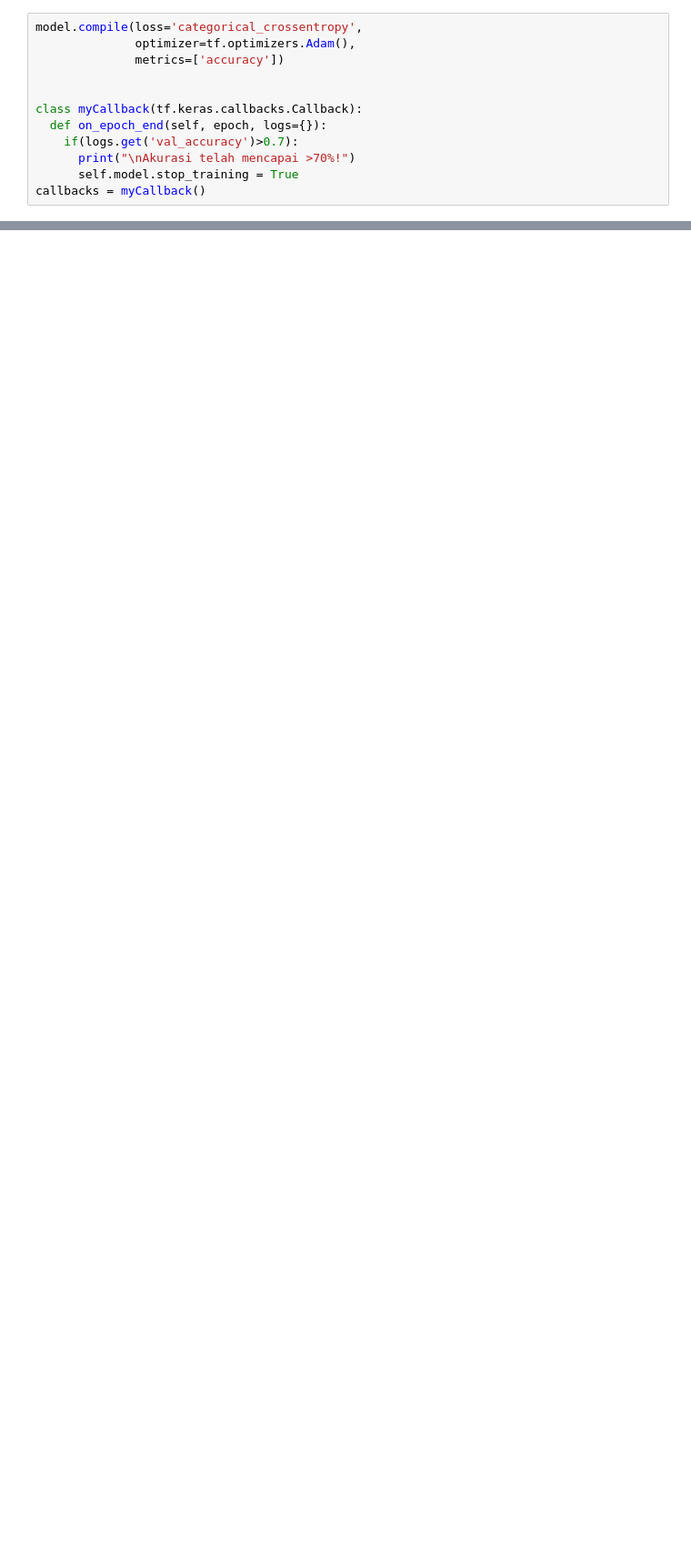
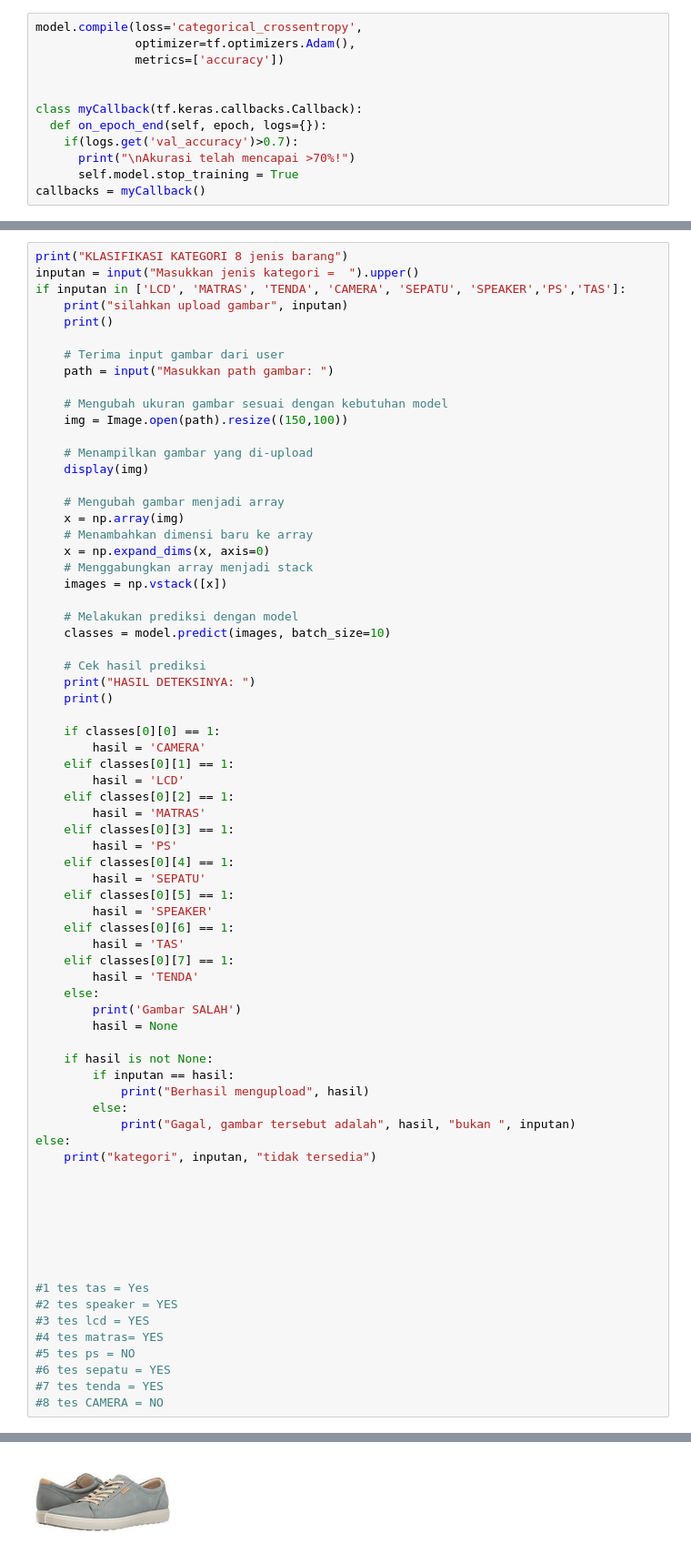
Before and after one commit to BangkitCapstone2023/BarKit-ML, a Jupyter notebook: Fitur1_Awang.ipynb, the cells around one changed output, grey strips where cells are left out. Shown: that part at 91% size. Cells and saved outputs as stored; diff of their text form; blank space fills up the shorter version.

```diff
--- a/Fitur1_Awang.ipynb
+++ b/Fitur1_Awang.ipynb
@@ -115,0 +137,73 @@ Epoch 50/50
+# %%
+print("KLASIFIKASI KATEGORI 8 jenis barang")
+inputan = input("Masukkan jenis kategori =  ").upper()
+if inputan in ['LCD', 'MATRAS', 'TENDA', 'CAMERA', 'SEPATU', 'SPEAKER','PS','TAS']:
+    print("silahkan upload gambar", inputan)
+    print()
+
+    # Terima input gambar dari user
+    path = input("Masukkan path gambar: ")
+
+    # Mengubah ukuran gambar sesuai dengan kebutuhan model
+    img = Image.open(path).resize((150,100))
+
+    # Menampilkan gambar yang di-upload
+    display(img)
+
+    # Mengubah gambar menjadi array
+    x = np.array(img)
+    # Menambahkan dimensi baru ke array
+    x = np.expand_dims(x, axis=0)
+    # Menggabungkan array menjadi stack
+    images = np.vstack([x])
+
+    # Melakukan prediksi dengan model
+    classes = model.predict(images, batch_size=10)
+
+    # Cek hasil prediksi
+    print("HASIL DETEKSINYA: ")
+    print()
+
+    if classes[0][0] == 1:
+        hasil = 'CAMERA'
+    elif classes[0][1] == 1:
+        hasil = 'LCD'
+    elif classes[0][2] == 1:
+        hasil = 'MATRAS'
+    elif classes[0][3] == 1:
+        hasil = 'PS'
+    elif classes[0][4] == 1:
+        hasil = 'SEPATU'
+    elif classes[0][5] == 1:
+        hasil = 'SPEAKER'
+    elif classes[0][6] == 1:
+        hasil = 'TAS'
+    elif classes[0][7] == 1:
+        hasil = 'TENDA'
+    else:
+        print('Gambar SALAH')
+        hasil = None
+
+    if hasil is not None:
+        if inputan == hasil:
+            print("Berhasil mengupload", hasil)
+        else:
+            print("Gagal, gambar tersebut adalah", hasil, "bukan ", inputan)
+else:
+    print("kategori", inputan, "tidak tersedia")
+
+
+
+
+
+
+
+#1 tes tas = Yes
+#2 tes speaker = YES
+#3 tes lcd = YES
+#4 tes matras= YES
+#5 tes ps = NO
+#6 tes sepatu = YES
+#7 tes tenda = YES
+#8 tes CAMERA = NO
+# %% [output]
@@ -115,0 +212 @@ Epoch 50/50
+[figure, added]
```
Also changed, not shown: parts of 4 cells of this notebook.
